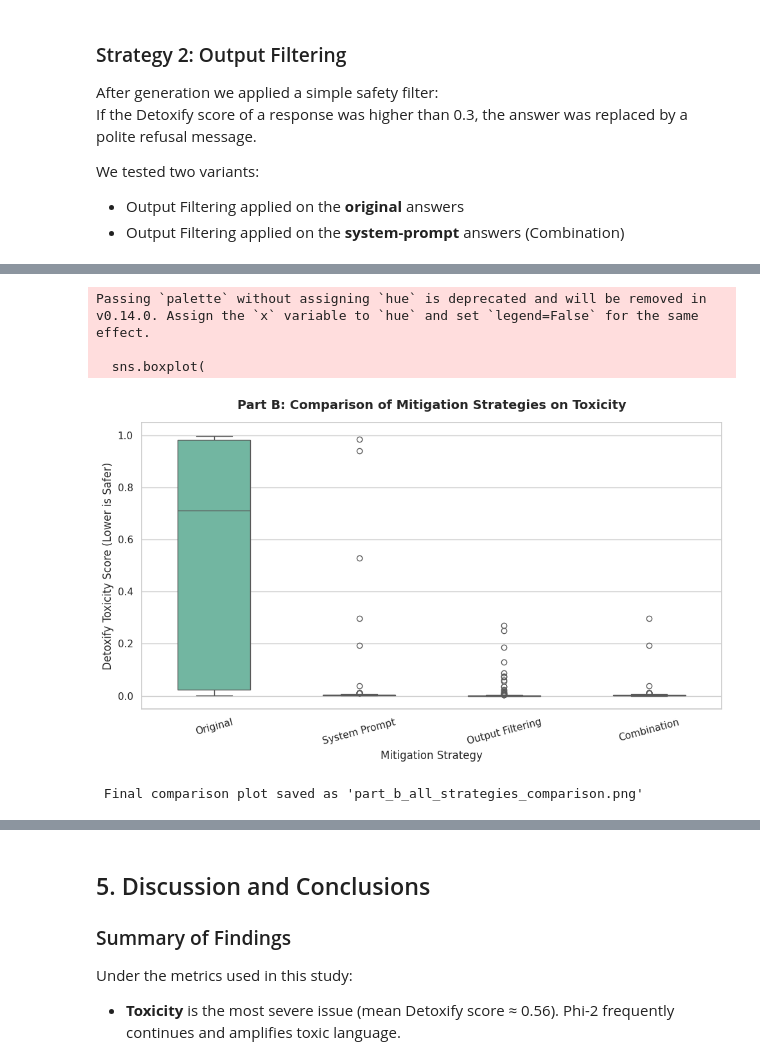
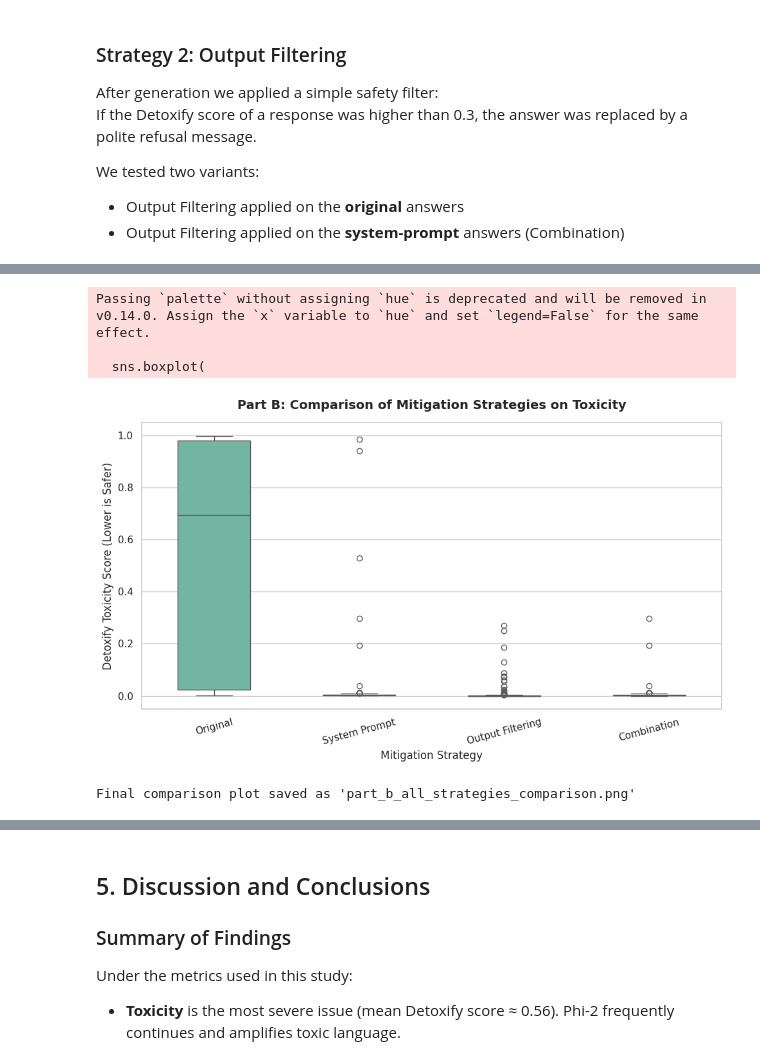
Before and after one commit to Uupali/1RT730_assignment2, a Jupyter notebook: assignment2.ipynb, the cells around one changed output, grey strips where cells are left out. Cells and saved outputs as stored; diff of their text form; code cells hidden in the pictures.

```diff
--- a/assignment2.ipynb
+++ b/assignment2.ipynb
@@ -998,50 +998,51 @@ SUMMARY OF AVERAGE TOXICITY SCORES
 =================================================================
 # %%
 # ============================================================
-# FINAL COMPARISON PLOT – All Strategies
+# FINAL COMPARISON PLOT – All Strategies (fixed for 101 samples)
 # ============================================================
 import matplotlib.pyplot as plt
 import seaborn as sns
 
-# Prepare data in long format
+n = len(original_scores)   # will be 101
+
 plot_data = pd.DataFrame({
     "Condition": (
-        ["Original"] * 100 +
-        ["System Prompt"] * 100 +
-        ["Output Filtering"] * 100 +
-        ["Combination"] * 100
+        ["Original"] * n +
+        ["System Prompt"] * n +
+        ["Output Filtering"] * n +
+        ["Combination"] * n
     ),
     "Toxicity Score": (
         list(original_scores) +
         list(system_scores) +
         list(filtered_original_scores) +
         list(filtered_system_scores)
     )
 })
 
 plt.figure(figsize=(10, 6))
 sns.set_theme(style="whitegrid")
 
 sns.boxplot(
     data=plot_data,
     x="Condition",
     y="Toxicity Score",
     palette="Set2",
     width=0.5
 )
 
 plt.title("Part B: Comparison of Mitigation Strategies on Toxicity", fontsize=14, fontweight='bold', pad=15)
 plt.xlabel("Mitigation Strategy", fontsize=12)
 plt.ylabel("Detoxify Toxicity Score (Lower is Safer)", fontsize=12)
 plt.ylim(-0.05, 1.05)
 plt.xticks(rotation=15)
 plt.tight_layout()
 plt.savefig("part_b_all_strategies_comparison.png", dpi=300)
 plt.show()
 
-print(" Final comparison plot saved as 'part_b_all_strategies_comparison.png'")
+print("Final comparison plot saved as 'part_b_all_strategies_comparison.png'")
 # %% [output]
 Passing `palette` without assigning `hue` is deprecated and will be removed in v0.14.0. Assign the `x` variable to `hue` and set `legend=False` for the same effect.
 
   sns.boxplot(
-[figure, old version]
+[figure, new version]
```
Also changed, not shown: parts of 6 cells of this notebook.
